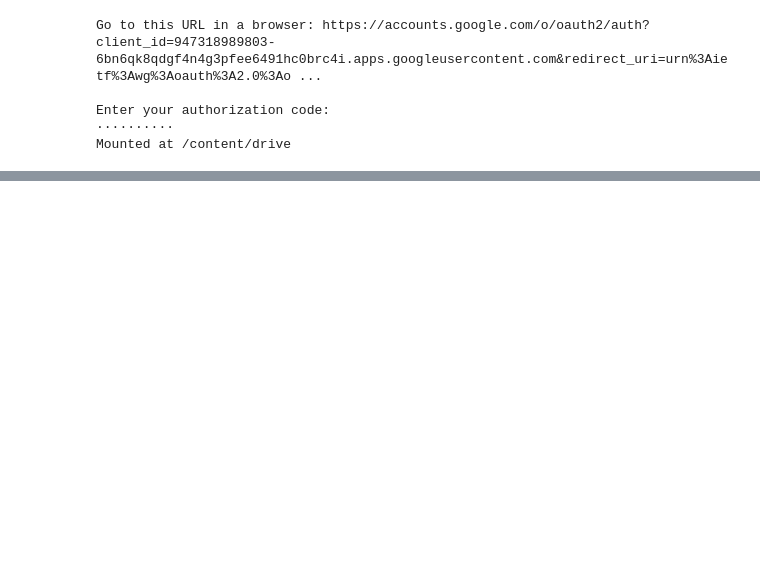
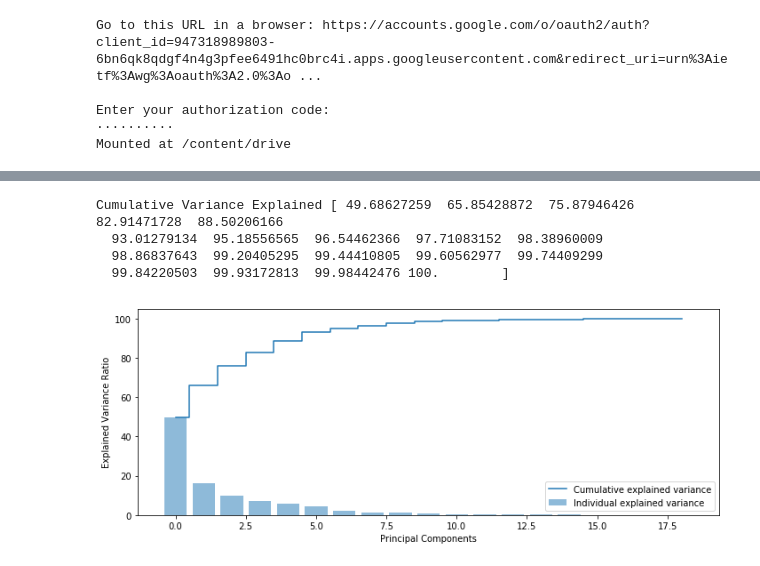
Before and after one commit to GreatLearningAIML1/bangalore-feb-batch-sanchanapradeep, a Jupyter notebook: Unsupervised Learning_R5_Project2.ipynb, the cells around one changed output, grey strips where cells are left out. Saved outputs shown, nothing was run; the diff lists cells and outputs as text; code cells hidden in the pictures; blank space fills up the shorter version.

```diff
--- a/Unsupervised Learning_R5_Project2.ipynb
+++ b/Unsupervised Learning_R5_Project2.ipynb
@@ -40,0 +157,6 @@ memory usage: 125.8+ KB
+# %%
+from sklearn.preprocessing import StandardScaler
+from sklearn.decomposition import PCA
+X_std = StandardScaler().fit_transform(data)
+cov_matrix = np.cov(X_std.T)
+print('Covariance Matrix \n%s', cov_matrix)
@@ -40,0 +181,23 @@ memory usage: 125.8+ KB
+# %%
+eig_vals, eig_vecs = np.linalg.eig(cov_matrix)
+eigen_pairs = [(np.abs(eig_vals[i]), eig_vecs[ :, i]) for i in range(len(eig_vals))]
+tot = sum(eig_vals)
+var_exp = [( i /tot ) * 100 for i in sorted(eig_vals, reverse=True)]
+cum_var_exp = np.cumsum(var_exp)
+print("Cumulative Variance Explained", cum_var_exp)
+# %% [output]
+Cumulative Variance Explained [ 49.68627259  65.85428872  75.87946426  82.91471728  88.50206166
+  93.01279134  95.18556565  96.54462366  97.71083152  98.38960009
+  98.86837643  99.20405295  99.44410805  99.60562977  99.74409299
+  99.84220503  99.93172813  99.98442476 100.        ]
+# %%
+plt.figure(figsize=(10 , 4))
+plt.bar(range(19), var_exp, alpha = 0.5, align = 'center', label = 'Individual explained variance')
+plt.step(range(19), cum_var_exp, where='mid', label = 'Cumulative explained variance')
+plt.ylabel('Explained Variance Ratio')
+plt.xlabel('Principal Components')
+plt.legend(loc = 'best')
+plt.tight_layout()
+plt.show()
+# %% [output]
+[figure, added]
```
Also changed, not shown: parts of 13 cells of this notebook.
